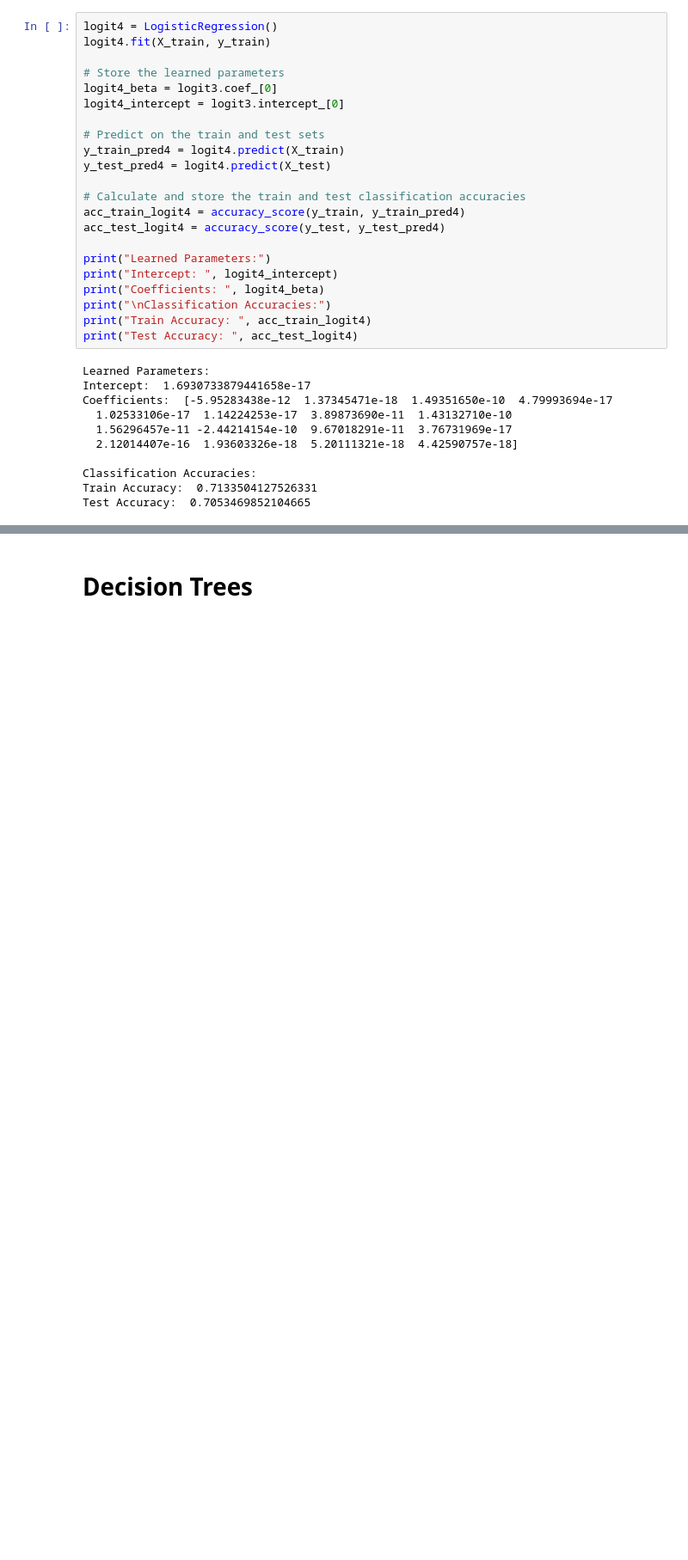
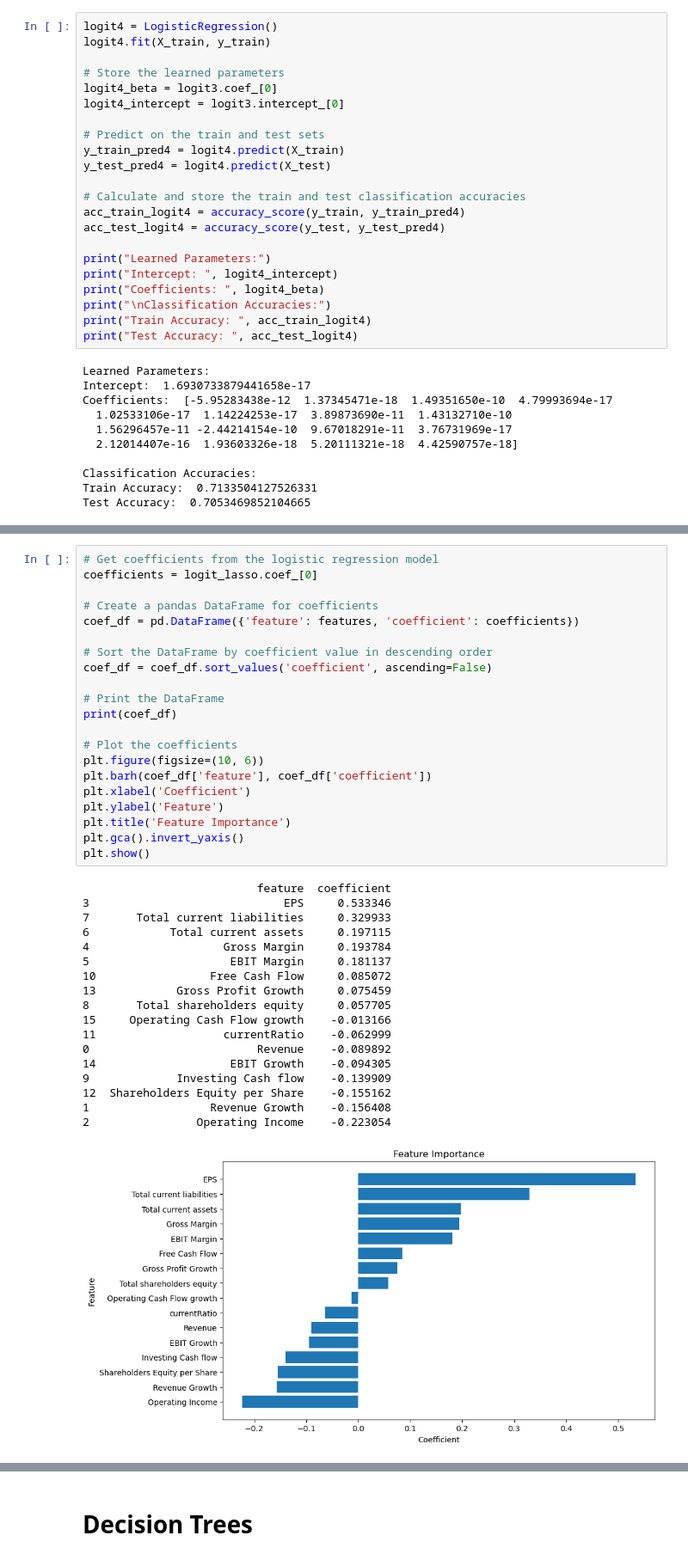
Before and after one commit to hamzehbhamdan/AC209a-Project, a Jupyter notebook: financial_indicators_project.ipynb, the cells around one changed output, grey strips where cells are left out. Shown at 86% size. Drawn from its saved outputs; the diff is of its cells as text; blank space fills up the shorter version.

```diff
--- a/financial_indicators_project.ipynb
+++ b/financial_indicators_project.ipynb
@@ -845,3 +908,43 @@ Test Accuracy:  0.7053469852104665
+# %%
+# Get coefficients from the logistic regression model
+coefficients = logit_lasso.coef_[0]
+
+# Create a pandas DataFrame for coefficients
+coef_df = pd.DataFrame({'feature': features, 'coefficient': coefficients})
+
+# Sort the DataFrame by coefficient value in descending order
+coef_df = coef_df.sort_values('coefficient', ascending=False)
+
+# Print the DataFrame
+print(coef_df)
+
+# Plot the coefficients
+plt.figure(figsize=(10, 6))
+plt.barh(coef_df['feature'], coef_df['coefficient'])
+plt.xlabel('Coefficient')
+plt.ylabel('Feature')
+plt.title('Feature Importance')
+plt.gca().invert_yaxis()
+plt.show()
+# %% [output]
+                          feature  coefficient
+3                             EPS     0.533346
+7       Total current liabilities     0.329933
+6            Total current assets     0.197115
+4                    Gross Margin     0.193784
+5                     EBIT Margin     0.181137
+10                 Free Cash Flow     0.085072
+13            Gross Profit Growth     0.075459
+8       Total shareholders equity     0.057705
+15     Operating Cash Flow growth    -0.013166
+11                   currentRatio    -0.062999
+0                         Revenue    -0.089892
+14                    EBIT Growth    -0.094305
+9             Investing Cash flow    -0.139909
+12  Shareholders Equity per Share    -0.155162
+1                  Revenue Growth    -0.156408
+2                Operating Income    -0.223054
+[figure, added]
 # %%
 # Store all the train and test accuracies as well as the model description in a dataframe
 model_results = pd.DataFrame({
```
Also changed, not shown: parts of 17 cells of this notebook.
